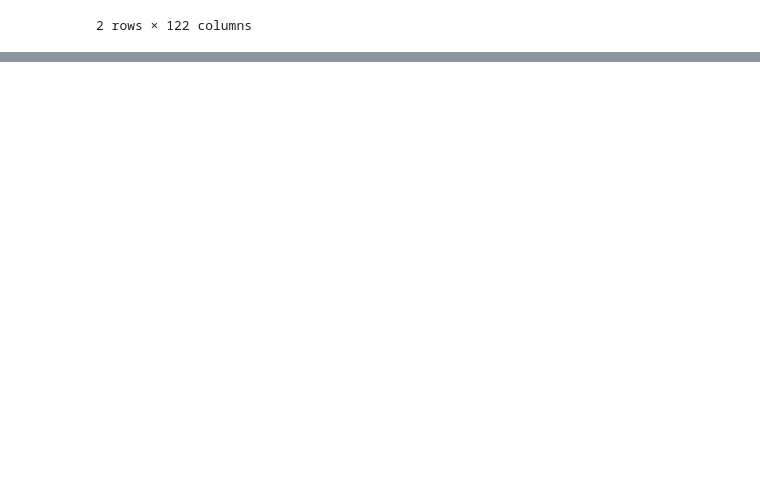
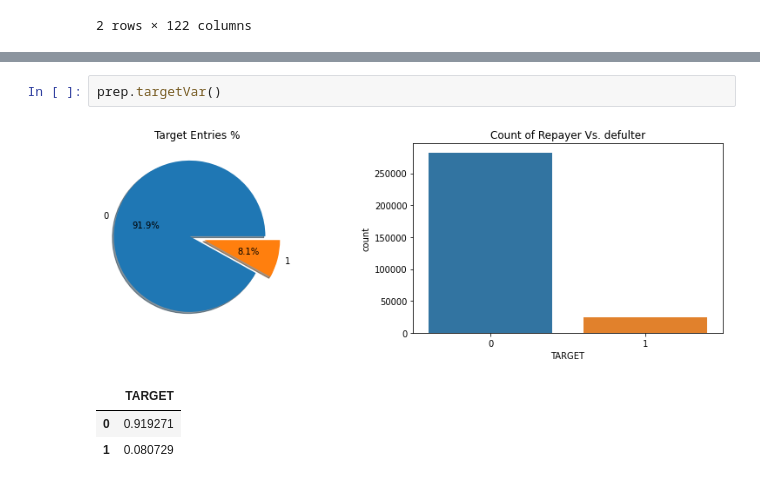
Before and after one commit to kelhoussaini/Home-Credit-Prediction, a Jupyter notebook: notebooks/Checking_out_classes.ipynb, the cells around one changed output, grey strips where cells are left out. Drawn from its saved outputs; the diff is of its cells as text; blank space fills up the shorter version.

Commit message:
successful run..adding target Variable

```diff
--- a/notebooks/Checking_out_classes.ipynb
+++ b/notebooks/Checking_out_classes.ipynb
@@ -29,0 +30,7 @@ prep.plot_num_cat_cols(numcol= "AMT_CREDIT", catcol="WEEKDAY_APPR_PROCESS_START"
+# %%
+prep.targetVar()
+# %% [output]
+[figure, added]
+|  | TARGET |
+| 0 | 0.919271 |
+| 1 | 0.080729 |
```
Also changed, not shown: parts of 4 cells of this notebook.
